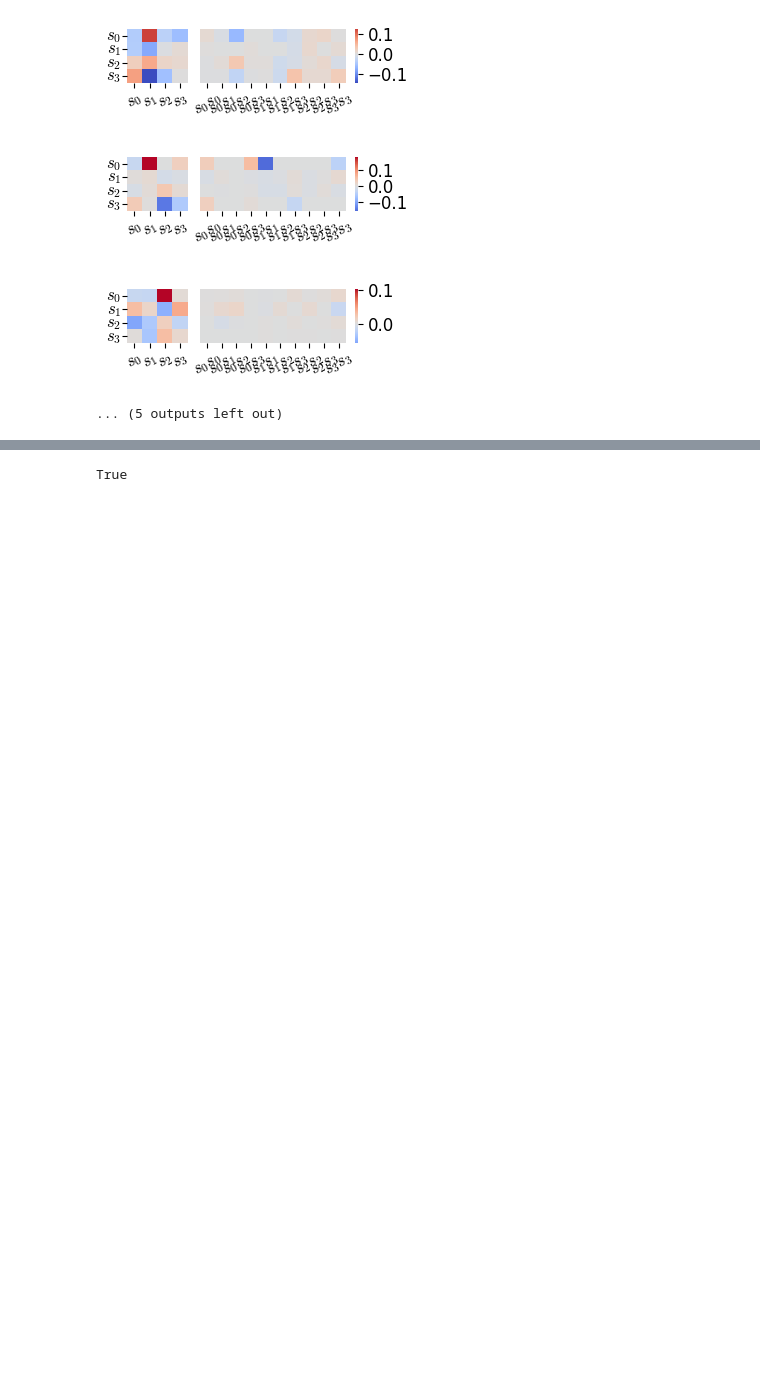
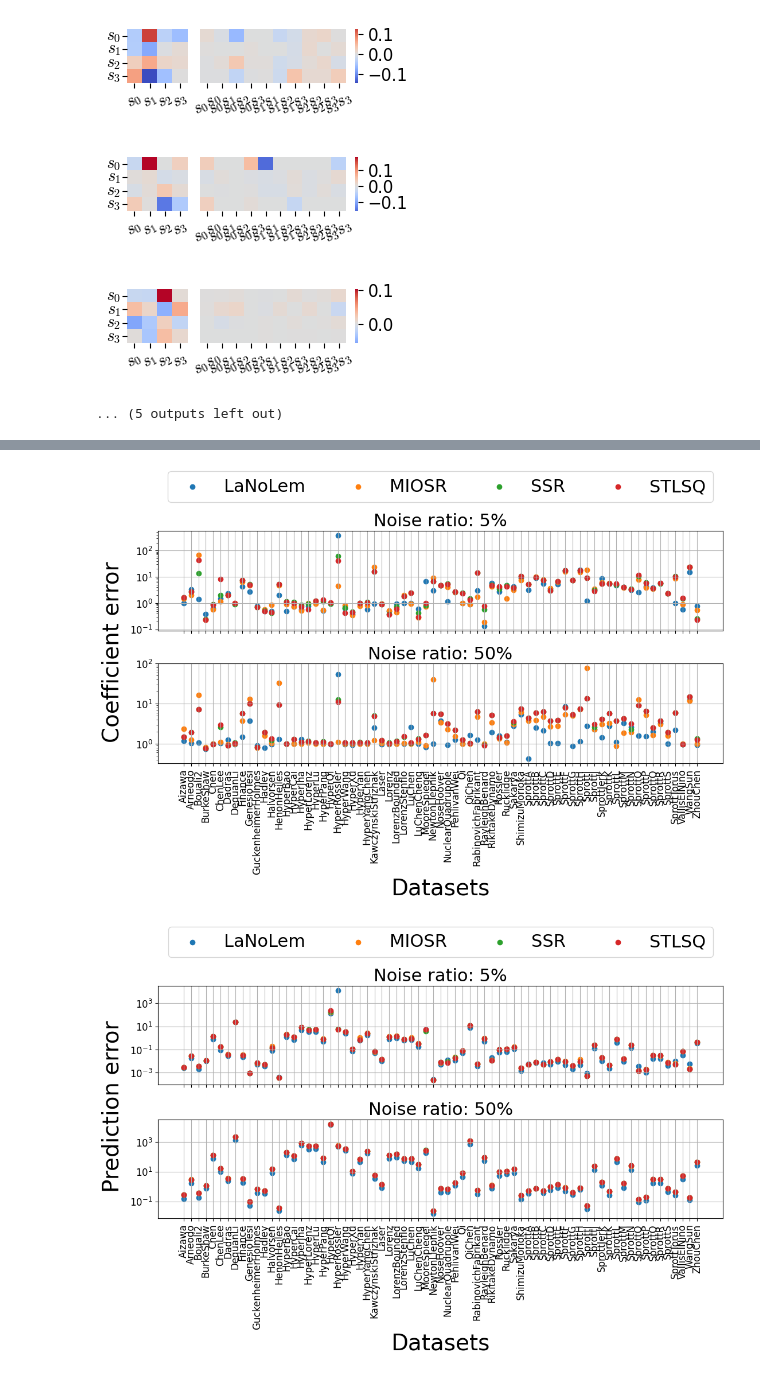
Before and after one commit to renfujiwara/LaNoLem, a Jupyter notebook: result_view.ipynb, the cells around one changed output, grey strips where cells are left out. Drawn from its saved outputs; the diff is of its cells as text; code cells hidden in the pictures; blank space fills up the shorter version.

```diff
--- a/result_view.ipynb
+++ b/result_view.ipynb
@@ -876,11 +894,69 @@ for n_r, noise_ratio in zip(['5', '25', '50'],[0.05, 0.25, 0.5]):
-# %%
-import numpy as np
-matrix = [
-    [1, 1, 3],
-    [4, 1, 1],
-    [1, 1, 9]
-]
-threshold = 5
-np.any(np.all(np.abs(matrix) < threshold, axis=1))
-# %% [output]
-True
+# %%
+import pandas as pd
+import numpy as np
+import matplotlib.pyplot as plt
+
+df_n = pd.read_csv('./result/SI/SI_Errs_method_normal_20240808.csv')
+df_stlsq = pd.read_csv('./result/SI/SI_Errs_STLSQ_20240730.csv')
+df_ssr = pd.read_csv('./result/SI/SI_Errs_SSR_20240730.csv')
+df_miosr = pd.read_csv('./result/SI/SI_Errs_MIOSR_20240730.csv')
+dir_path = f'./fig'
+df = pd.concat([df_n, df_miosr, df_ssr, df_stlsq], axis=0)
+df = df[df['noise_ratio'] <= 0.5]
+methods = df['method'].unique()
+conditions = [0.05, 0.5]#df['noise_ratio'].unique()
+df.drop(['Recall', 'Prediction error (no noise)'], axis=1, inplace=True)
+# プロットの作成
+plt.rcParams["font.size"] = 12
+
+cr = 'Coefficient error'
+for cr, p in zip(['Coefficient error', 'Prediction error'], ['', '_p']):
+    fig, axes = plt.subplots(nrows=len(conditions), ncols=1, figsize=(12, 9), sharex=True)
+    for idx, condition in enumerate(conditions):
+        ax = axes[idx]
+        # 条件ごとのデータを抽出
+        subset = df[df['noise_ratio'] == condition]
+
+        # 凡例用のラベル設定
+        legend_labels = []
+
+        for method in methods:
+            subset_method = subset[subset['method'] == method]
+
+            # データセットごとの平均と分散を計算
+            df_sub = subset_method.groupby('data_name').describe()[cr]
+
+            means = df_sub['mean']
+            std = df_sub['std']
+            # x 軸の値（データセット）を取得
+            x = means.index
+            # 分散をエラーバーでプロット
+            ax.scatter(x, means, marker='o', label=f'{method}')
+            # ax.errorbar(x, means, yerr=std, fmt='o', capsize=5, label=f'{method}')
+            # 凡例ラベルの追加
+            # if f'{method} - Mean' not in legend_labels:
+            #     legend_labels.append(f'{method} - Mean')
+            # if f'{method} - Variance' not in legend_labels:
+            #     legend_labels.append(f'{method} - Variance')
+
+        # ax.set_ylabel('Prediction Accuracy')
+        ax.set_title(f'Noise ratio: {int(condition*100)}%', fontsize=22)
+        ax.grid(True)
+        ax.set_yscale('log')
+        ax.tick_params(axis = 'x', labelrotation = 90)
+
+        # 凡例を一番上の図だけ表示
+        if idx == 0:
+            ax.legend(loc='lower center', bbox_to_anchor=(.5, 1.2), ncol=4, fontsize=22)
+
+    # 共通のx軸ラベルを設定
+    axes[-1].set_xlabel('Datasets', fontsize=28)
+
+    fig.text(0.04, 0.55, cr, ha='center', va='center', rotation='vertical', fontsize=28)
+
+    plt.tight_layout(rect=[0.05, 0.05, 0.95, 0.95])
+    plt.savefig(f"./{dir_path}/result_all{p}.pdf", bbox_inches='tight', pad_inches=0.1)
+    plt.show()
+# %% [output]
+[figure, added]
+[figure, added]
```
Also changed, not shown: parts of 16 cells of this notebook, 37 other files.
